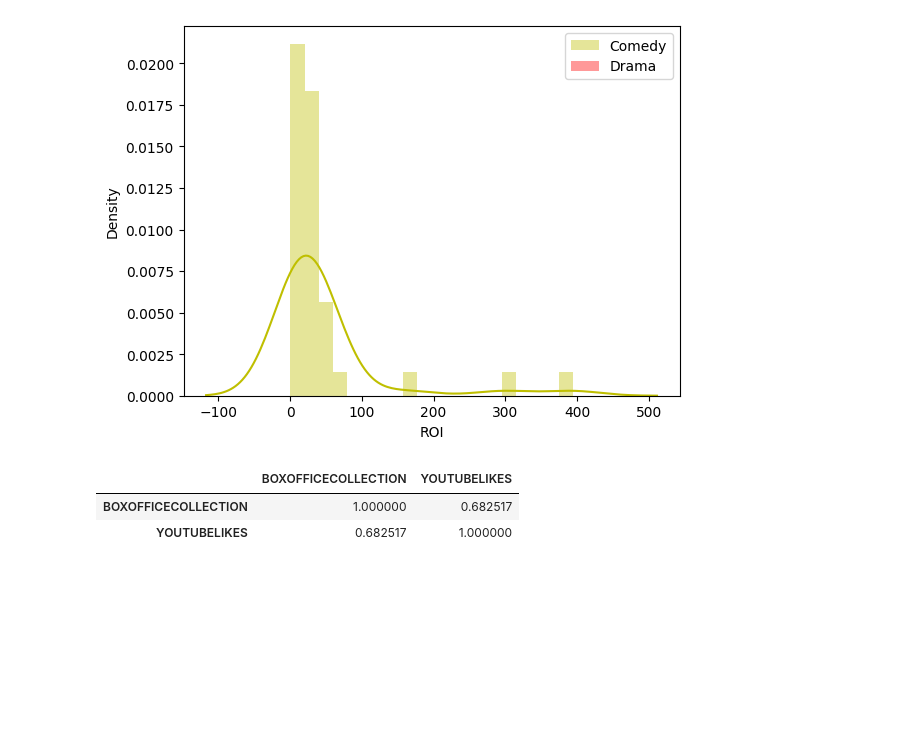
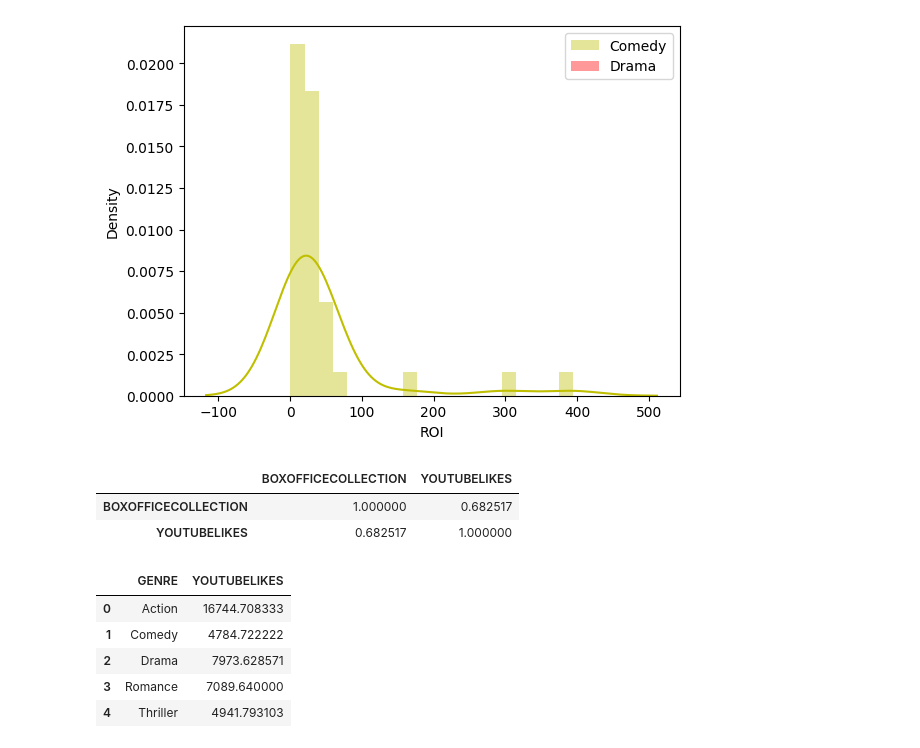
Before and after one commit to Vishal80990/Bollywood_Movie_and_SA_Heart_Data_Analysis, a Jupyter notebook: Untitled.ipynb, the cells around one changed output. Cells and saved outputs as stored; diff of their text form; code cells hidden in the pictures; blank space fills up the shorter version.

```diff
--- a/Untitled.ipynb
+++ b/Untitled.ipynb
@@ -192,3 +192,13 @@ bolly_df[['BOXOFFICECOLLECTION','YOUTUBELIKES']].corr()
 |  | BOXOFFICECOLLECTION | YOUTUBELIKES |
 | BOXOFFICECOLLECTION | 1.000000 | 0.682517 |
 | YOUTUBELIKES | 0.682517 | 1.000000 |
+# %%
+# Which genre of movies typically sees more YouTube likes? Draw boxplots for each genre of movies to compare
+bolly_df.groupby('GENRE')['YOUTUBELIKES'].mean().reset_index()
+# %% [output]
+|  | GENRE | YOUTUBELIKES |
+| 0 | Action | 16744.708333 |
+| 1 | Comedy | 4784.722222 |
+| 2 | Drama | 7973.628571 |
+| 3 | Romance | 7089.640000 |
+| 4 | Thriller | 4941.793103 |
```
